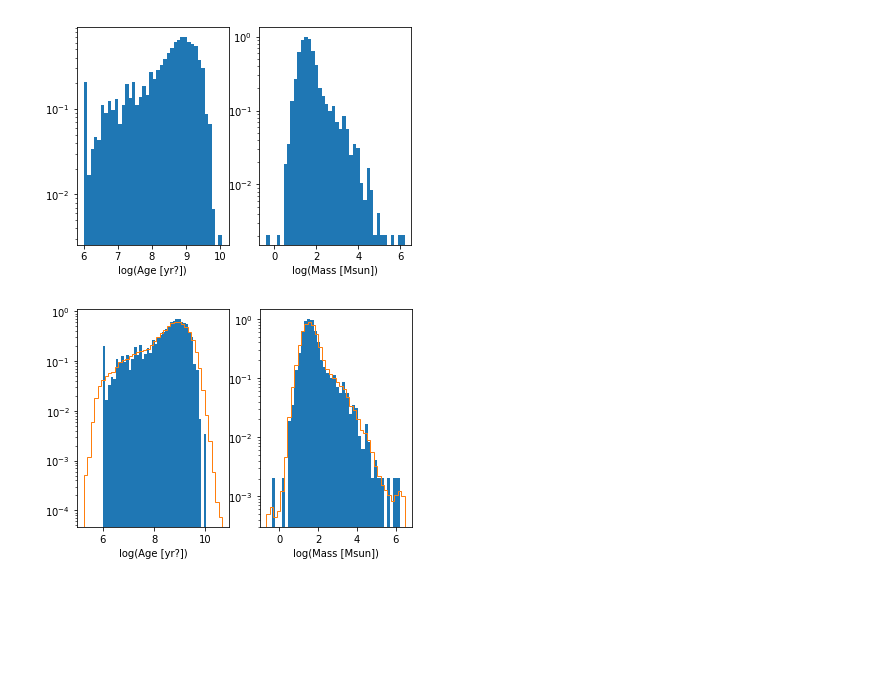
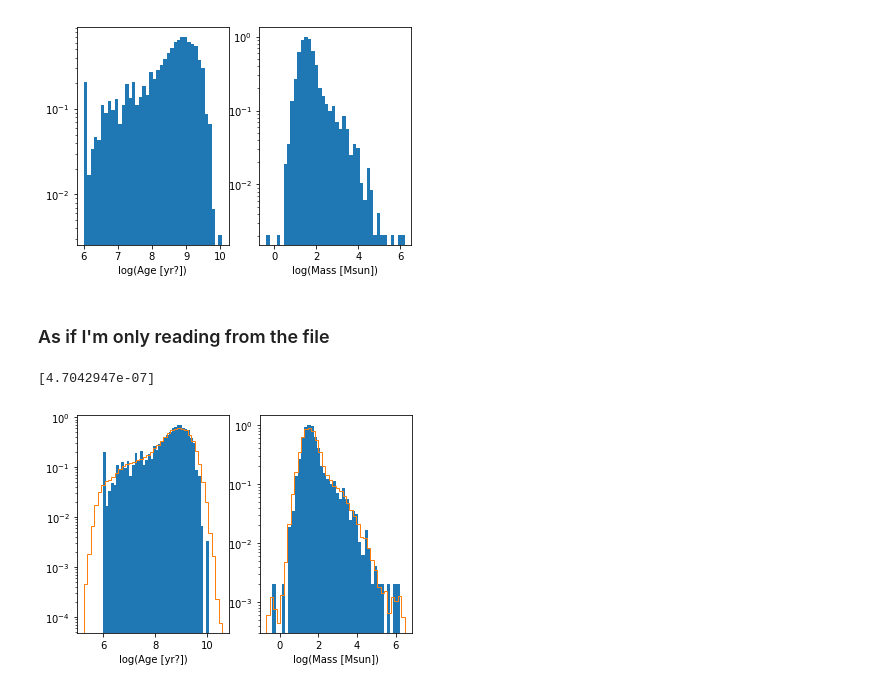
Before and after one commit to ageller/compileOCs, a Jupyter notebook: compileOCdata.ipynb, the cells around one changed output. Cells and saved outputs as stored; diff of their text form; code cells hidden in the pictures; blank space fills up the shorter version.

Commit message:
tested reading from file

```diff
--- a/compileOCdata.ipynb
+++ b/compileOCdata.ipynb
@@ -284,22 +284,33 @@ ax2.set_xlabel('log(Mass [Msun])')
 ax2.set_yscale('log')
 # %% [output]
 [figure]
+# %% [markdown]
+### As if I'm only reading from the file
 # %%
-data = np.vstack((logAge, logMass))
+df = pd.read_csv("OCcompiled.csv")
+
+data = np.vstack((df['logAge'].values, df['logMass'].values))
 KDE = gaussian_kde(data)
 sample = KDE.resample(size=int(1e5))
 
 nbins = 40
 
 f,(ax1, ax2) = plt.subplots(1,2)
-ax1.hist(logAge, bins=nbins, density=True)
+ax1.hist(df['logAge'].values, bins=nbins, density=True)
 ax1.hist(sample[0,:], bins=nbins, density=True, histtype='step')
 ax1.set_xlabel('log(Age [yr?])')
 ax1.set_yscale('log')
 
-ax2.hist(logMass, bins=nbins, density=True)
+ax2.hist(df['logMass'].values, bins=nbins, density=True)
 ax2.hist(sample[1,:], bins=nbins, density=True, histtype='step')
 ax2.set_xlabel('log(Mass [Msun])')
 ax2.set_yscale('log')
+
+lt = 5
+lm = 2
+values = np.vstack([lt, lm])
+print(KDE(values))
+#NOTE: the age KDE seems to be missing the edges.  Maybe I should set those to zero automatically?
 # %% [output]
+[4.7042947e-07]
-[figure, old version]
+[figure, new version]
```
